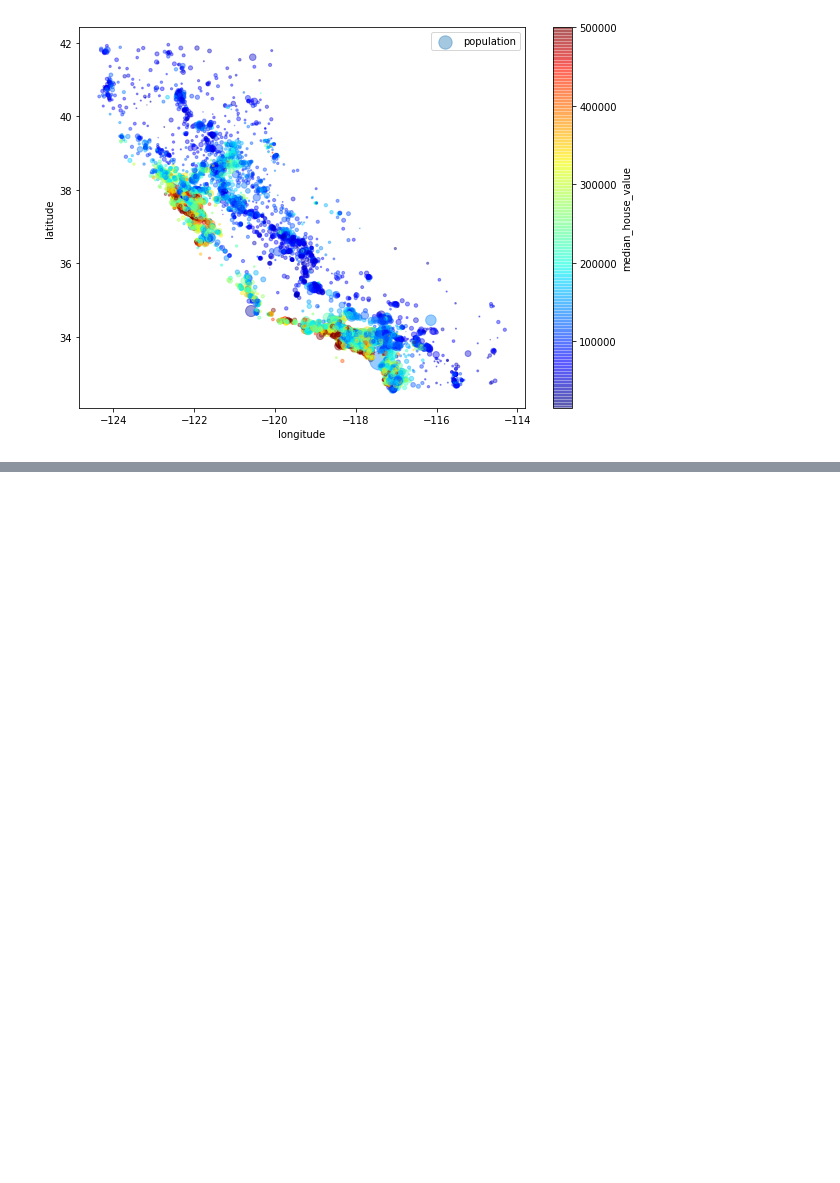
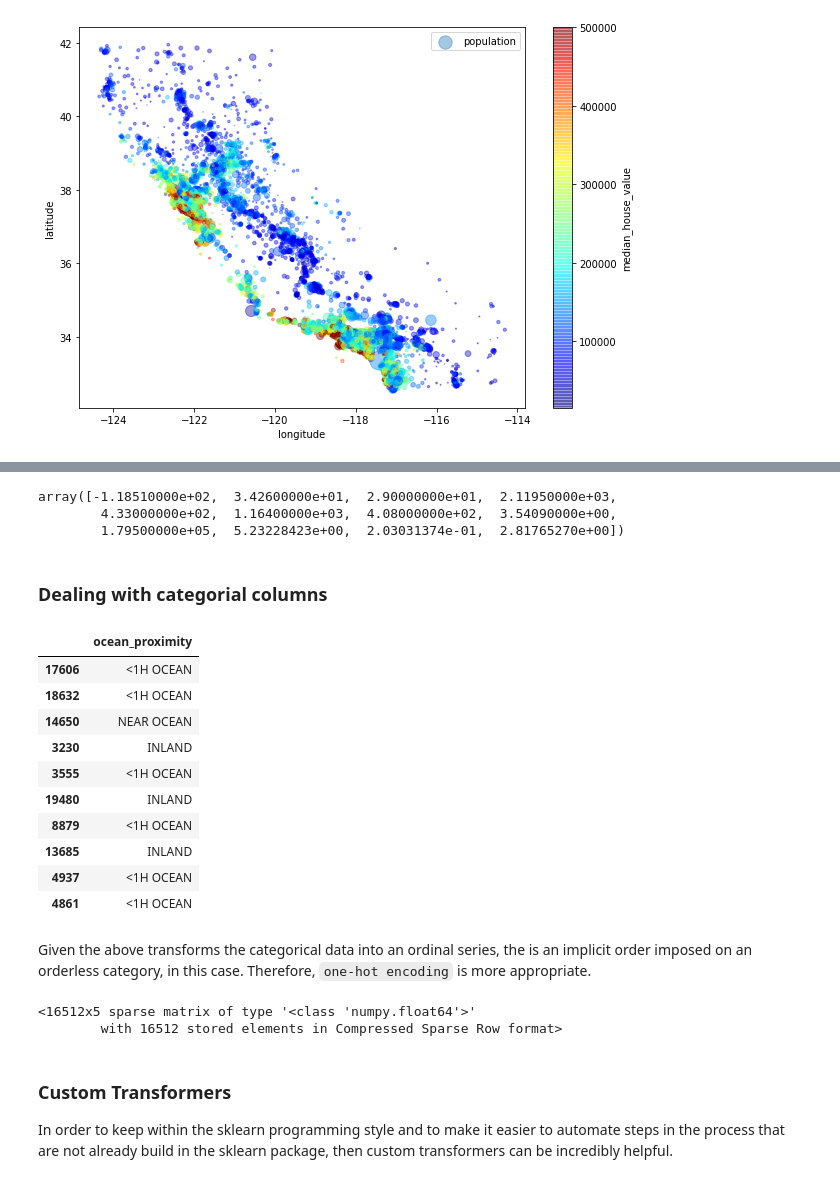
Before and after one commit to mpietrzy/handson-ml2, a Jupyter notebook: mdp_scripts/c2_mdp_end_to_end_ML.ipynb, the cells around one changed output, grey strips where cells are left out. Saved outputs shown, nothing was run; the diff lists cells and outputs as text; code cells hidden in the pictures; blank space fills up the shorter version.

Commit message:
including code all the way through preprocessing pipeline

```diff
--- a/mdp_scripts/c2_mdp_end_to_end_ML.ipynb
+++ b/mdp_scripts/c2_mdp_end_to_end_ML.ipynb
@@ -168,0 +239,3 @@ plt.legend()
+# %%
+housing_data = strat_train_set.drop("median_house_values"), axis = 1)
+housing_labels = strat_train_set["median_house_values"].copy()
@@ -168,0 +248,23 @@ plt.legend()
+# %%
+# 1. drop rows
+housing_data.dropna(subset=["total_bedrooms"])
+
+# 2. drop attribute
+housing_data.drop("total_bedrooms", axis=1)
+
+# 3. impute the values
+median = housing_data["total_bedrooms"].median()
+housing_data["total_bedrooms"].fillna(median, inplace=True)
+# %%
+# scikit-learn version of 3, using SimpleImputer
+from sklearn.impute import SimpleImputer
+imputer = SimpleImputer(strategy="median")
+housing_data_num = housing_data.drop("ocean_proximity", axis=1)
+imputer.fit(housing_data_num)
+
+# imputed values are stored in statistics_ attribute
+imputer.statistics_
+# %% [output]
+array([-1.18510000e+02,  3.42600000e+01,  2.90000000e+01,  2.11950000e+03,
+        4.33000000e+02,  1.16400000e+03,  4.08000000e+02,  3.54090000e+00,
+        1.79500000e+05,  5.23228423e+00,  2.03031374e-01,  2.81765270e+00])
@@ -168,0 +275,17 @@ plt.legend()
+# %% [markdown]
+### Dealing with categorial columns
+# %%
+housing_cat = housing_data[["ocean_proximity"]]
+housing_cat.head(10)
+# %% [output]
+|  | ocean_proximity |
+| 17606 | <1H OCEAN |
+| 18632 | <1H OCEAN |
+| 14650 | NEAR OCEAN |
+| 3230 | INLAND |
+| 3555 | <1H OCEAN |
+| 19480 | INLAND |
+| 8879 | <1H OCEAN |
+| 13685 | INLAND |
+| 4937 | <1H OCEAN |
+| 4861 | <1H OCEAN |
@@ -168,0 +297,14 @@ plt.legend()
+# %% [markdown]
+Given the above transforms the categorical data into an ordinal series, the is an implicit order imposed on an orderless category, in this case.  Therefore, `one-hot encoding` is more appropriate.
+# %%
+from sklearn.preprocessing import OneHotEncoder
+cat_encoder = OneHotEncoder()
+housing_cat_1hot = cat_encoder.fit_transform(housing_cat)
+housing_cat_1hot
+# %% [output]
+<16512x5 sparse matrix of type '<class 'numpy.float64'>'
+        with 16512 stored elements in Compressed Sparse Row format>
+# %% [markdown]
+### Custom Transformers
+
+In order to keep within the sklearn programming style and to make it easier to automate steps in the process that are not already build in the sklearn package, then custom transformers can be incredibly helpful.
```
Also changed, not shown: parts of 12 cells of this notebook.
